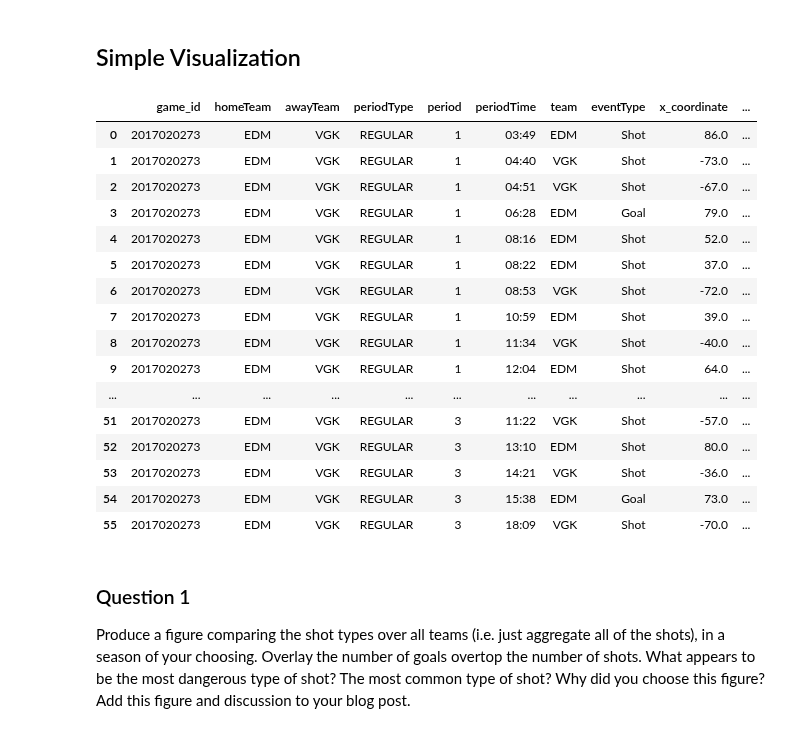
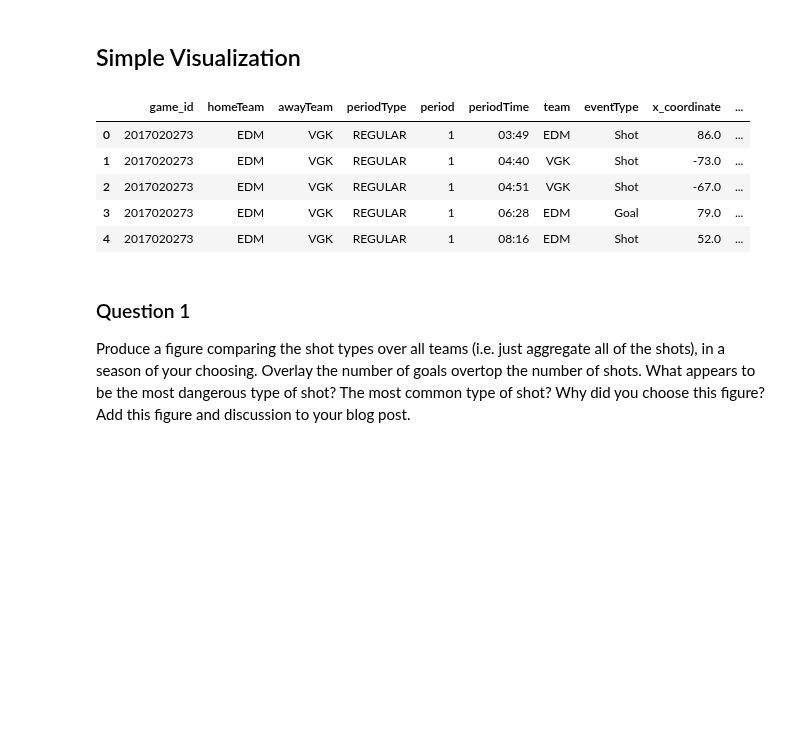
Before and after one commit to K-kiron/NHL-Analysis, a Jupyter notebook: Milestone1/visualizations/simple_visualization.ipynb, the cells around one changed output. Saved outputs shown, nothing was run; the diff lists cells and outputs as text; code cells hidden in the pictures; blank space fills up the shorter version.

```diff
--- a/Milestone1/visualizations/simple_visualization.ipynb
+++ b/Milestone1/visualizations/simple_visualization.ipynb
@@ -29,25 +29,14 @@ from features.tidy_data import tidy_data
 ## Simple Visualization
 # %%
 df = tidy_data(DATA_PATH, 2017, 'regular', 2017020273)
-df
+df.head()
 # %% [output]
 |  | game_id | homeTeam | awayTeam | periodType | period | periodTime | team | eventType | x_coordinate | ... |
 | 0 | 2017020273 | EDM | VGK | REGULAR | 1 | 03:49 | EDM | Shot | 86.0 | ... |
 | 1 | 2017020273 | EDM | VGK | REGULAR | 1 | 04:40 | VGK | Shot | -73.0 | ... |
 | 2 | 2017020273 | EDM | VGK | REGULAR | 1 | 04:51 | VGK | Shot | -67.0 | ... |
 | 3 | 2017020273 | EDM | VGK | REGULAR | 1 | 06:28 | EDM | Goal | 79.0 | ... |
 | 4 | 2017020273 | EDM | VGK | REGULAR | 1 | 08:16 | EDM | Shot | 52.0 | ... |
-| 5 | 2017020273 | EDM | VGK | REGULAR | 1 | 08:22 | EDM | Shot | 37.0 | ... |
-| 6 | 2017020273 | EDM | VGK | REGULAR | 1 | 08:53 | VGK | Shot | -72.0 | ... |
-| 7 | 2017020273 | EDM | VGK | REGULAR | 1 | 10:59 | EDM | Shot | 39.0 | ... |
-| 8 | 2017020273 | EDM | VGK | REGULAR | 1 | 11:34 | VGK | Shot | -40.0 | ... |
-| 9 | 2017020273 | EDM | VGK | REGULAR | 1 | 12:04 | EDM | Shot | 64.0 | ... |
-| ... | ... | ... | ... | ... | ... | ... | ... | ... | ... | ... |
-| 51 | 2017020273 | EDM | VGK | REGULAR | 3 | 11:22 | VGK | Shot | -57.0 | ... |
-| 52 | 2017020273 | EDM | VGK | REGULAR | 3 | 13:10 | EDM | Shot | 80.0 | ... |
-| 53 | 2017020273 | EDM | VGK | REGULAR | 3 | 14:21 | VGK | Shot | -36.0 | ... |
-| 54 | 2017020273 | EDM | VGK | REGULAR | 3 | 15:38 | EDM | Goal | 73.0 | ... |
-| 55 | 2017020273 | EDM | VGK | REGULAR | 3 | 18:09 | VGK | Shot | -70.0 | ... |
 # %%
 json_regex = re.compile(r"(.*)\.json")
 
```
Also changed, not shown: parts of 4 cells of this notebook, 7 other files.
